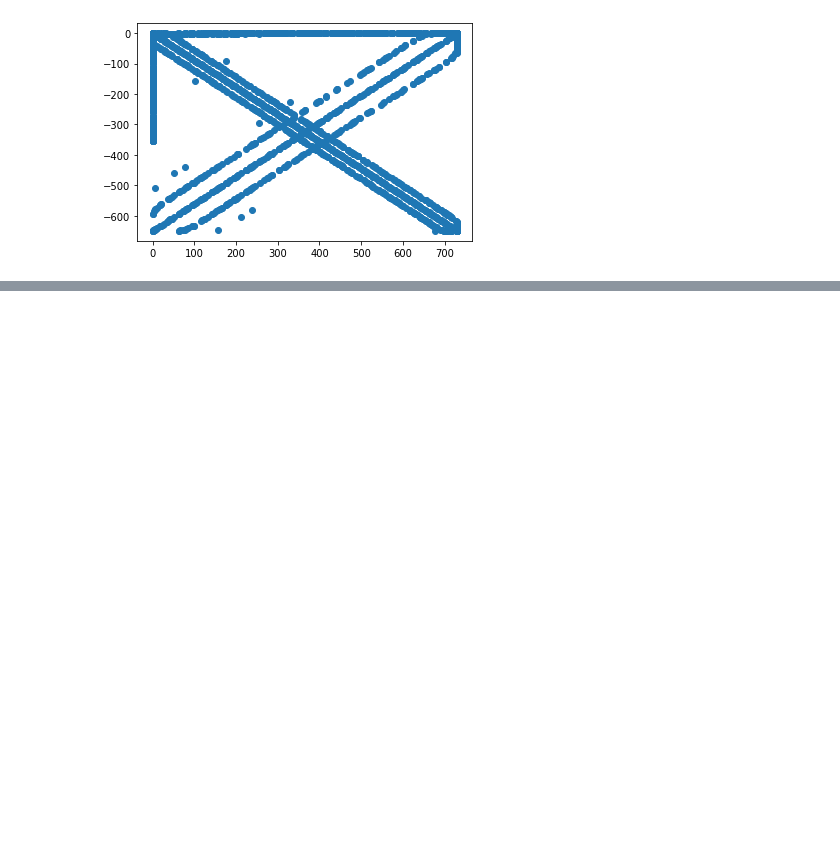
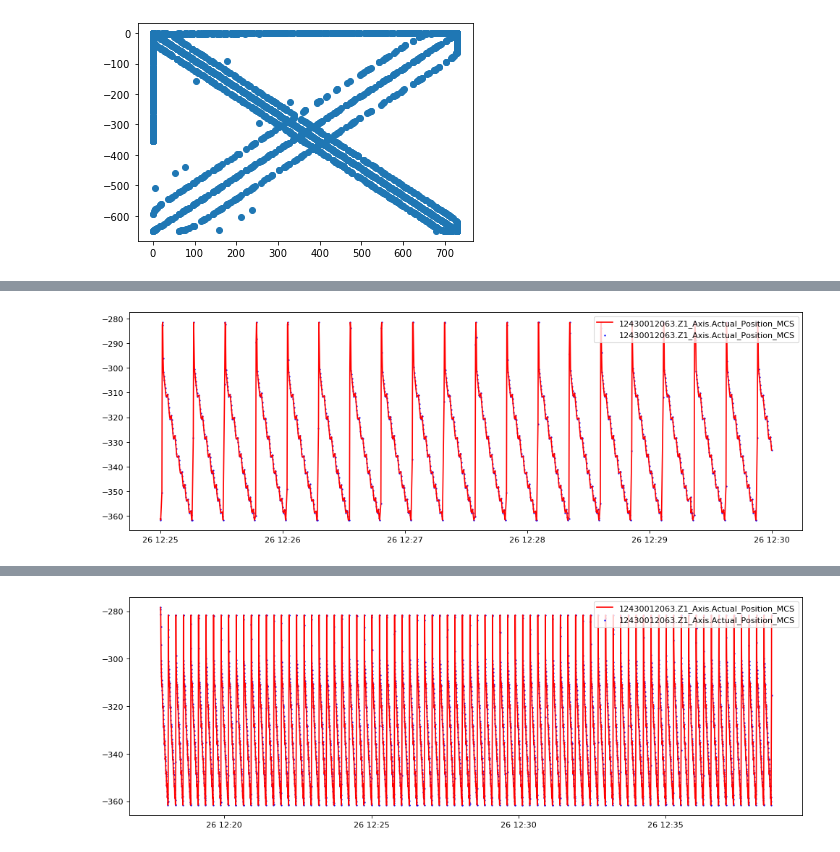
Before and after one commit to Xavubil/master_project_machine_learning, a Jupyter notebook: data_exploration/01-file_parsing.ipynb, the cells around one changed output, grey strips where cells are left out. Cells and saved outputs as stored; diff of their text form; code cells hidden in the pictures; blank space fills up the shorter version.

```diff
--- a/data_exploration/01-file_parsing.ipynb
+++ b/data_exploration/01-file_parsing.ipynb
@@ -270,0 +420,13 @@ plt.show()
+# %%
+timeDeltas = [timedelta(minutes=5),timedelta(seconds=30),timedelta(seconds=5),timedelta(seconds=1)]
+print("Before: ")
+print(str(startSample)+"\t-\t"+str(endSample))
+dfFindRange = dfAllEbene1.loc[lambda d: (startSample < d["timeStamp"]) & (d["timeStamp"] < endSample)]
+plotActualZ1(dfFindRange)
+
+start,end = approxRangeInSteps(dfAllEbene1,startSample,endSample,timeDeltas)
+print("After: ")
+print(str(start)+"\t-\t"+str(end))
+dfFindRange = dfAllEbene1.loc[lambda d: (start < d['timeStamp']) & (d['timeStamp'] < end)]
+plotActualZ1(dfFindRange)
+# %% [output]
@@ -270,0 +435 @@ plt.show()
+[figure, added]
@@ -270,0 +438 @@ plt.show()
+[figure, added]
```
Also changed, not shown: parts of 13 cells of this notebook.
